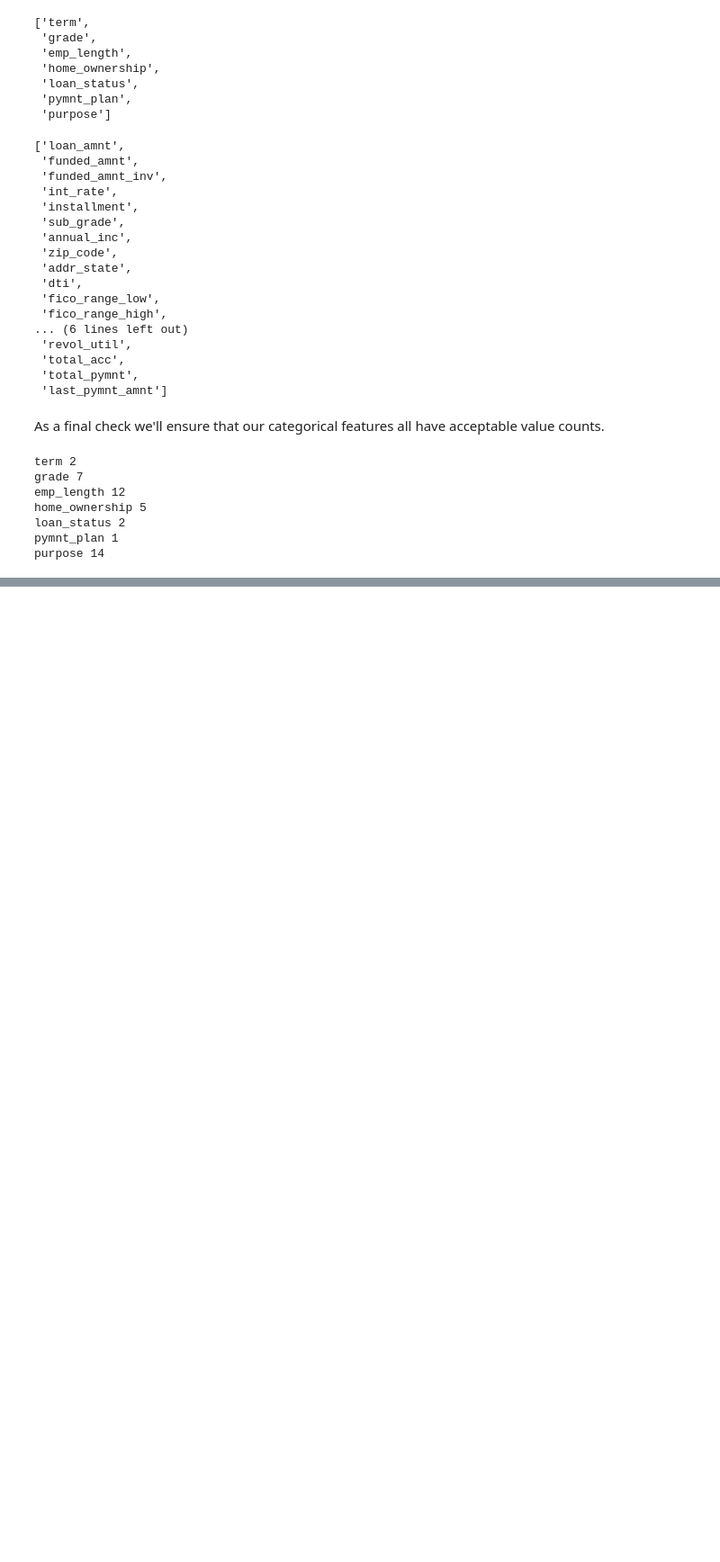
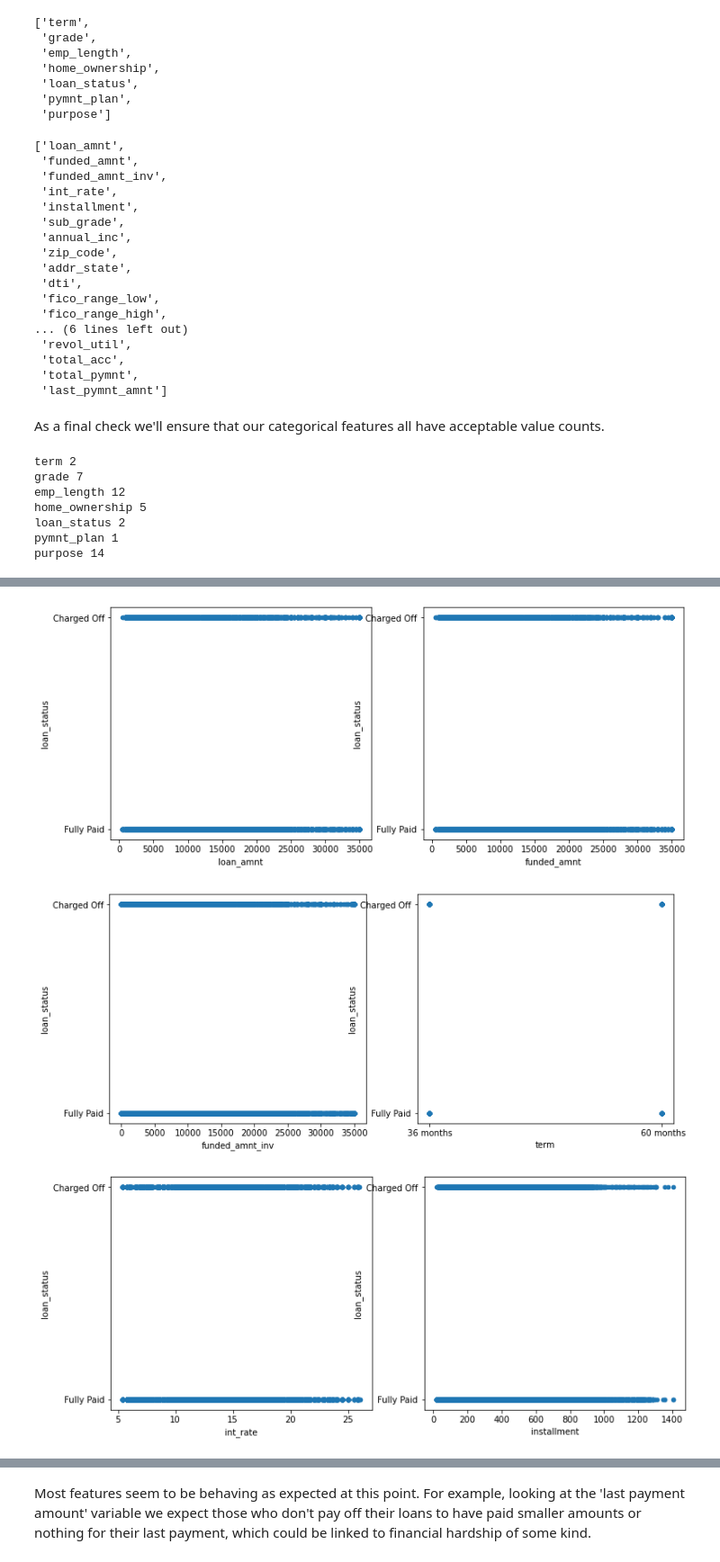
Before and after one commit to Tmoney80/Lending_Club_Loan_Processing, a Jupyter notebook: LCLP_I.ipynb, the cells around one changed output, grey strips where cells are left out. Shown at 90% size. Cells and saved outputs as stored; diff of their text form; code cells hidden in the pictures; blank space fills up the shorter version.

```diff
--- a/LCLP_I.ipynb
+++ b/LCLP_I.ipynb
@@ -755,0 +779,5 @@ purpose 14
+# %%
+#Encoding target feature
+alt_loans1 = alt_loans.copy()
+lb_enc = LabelEncoder()
+alt_loans1['loan_status'] = pd.Series(lb_enc.fit_transform(alt_loans1['loan_status']))
@@ -755,0 +800,13 @@ purpose 14
+# %%
+#Ploting features vs target
+cols = alt_loans1.columns.drop(['loan_status'])
+
+for i in range(0, 28, 2):
+        fig, (ax1, ax2) = plt.subplots(ncols=2, figsize=(12,5))
+
+        alt_loans.plot.scatter(x=cols[i], y='loan_status', ax=ax1)
+        alt_loans.plot.scatter(x=cols[i+1], y='loan_status', ax=ax2);
+# %% [output]
+[figure, added]
+[figure, added]
+[figure, added]
@@ -755,0 +824,4 @@ purpose 14
+# %% [markdown]
+<p style="text-align: left;">
+Most features seem to be behaving as expected at this point.  For example, looking at the 'last payment amount' variable we expect those who don't pay off their loans to have paid smaller amounts or nothing for their last payment, which could be linked to financial hardship of some kind.
+</p>
```
Also changed, not shown: parts of 15 cells of this notebook, 1 other file.
